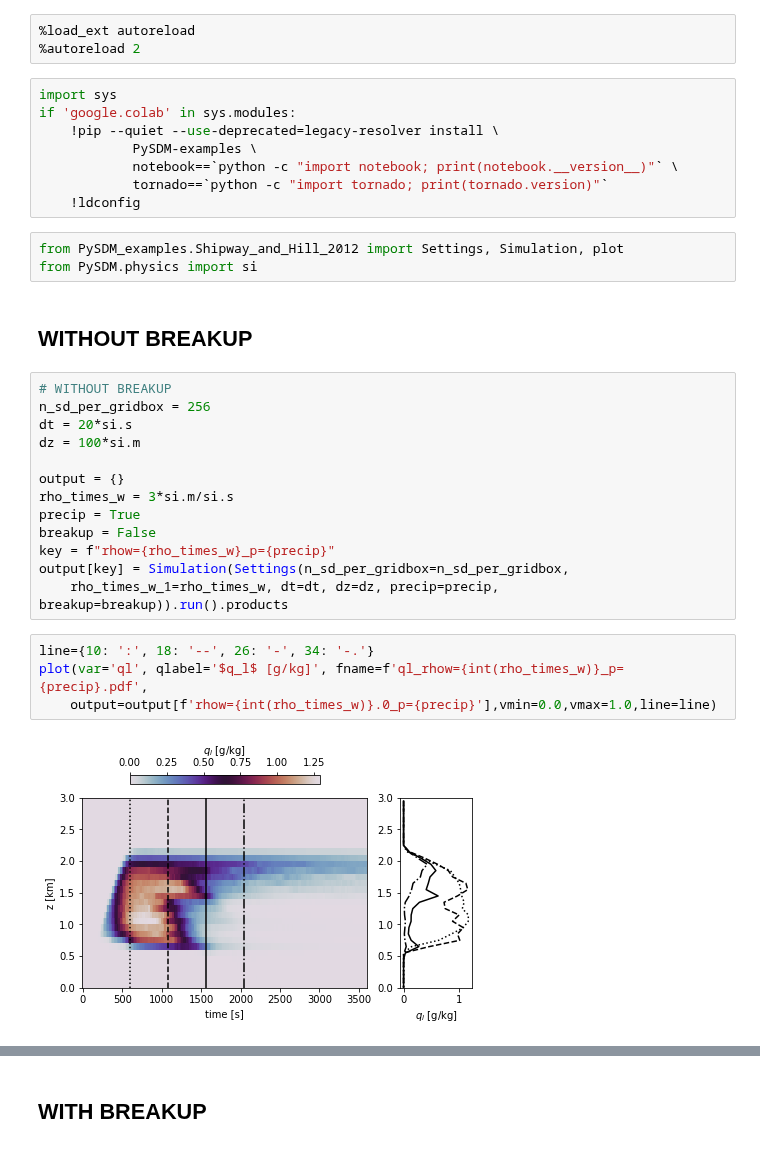
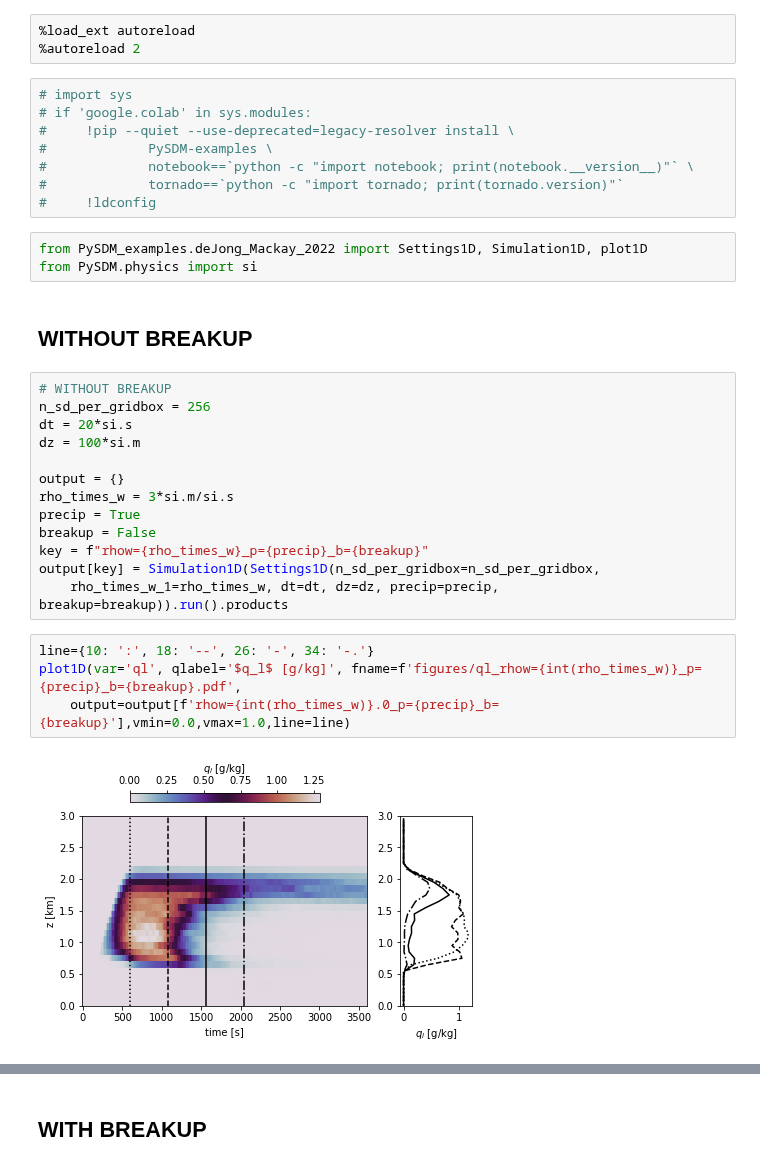
Before and after one commit to slayoo/PySDM-examples, a Jupyter notebook: PySDM_examples/deJong_Mackay_2022/rainshaft_1D.ipynb, the cells around one changed output, grey strips where cells are left out. Saved outputs shown, nothing was run; the diff lists cells and outputs as text.

```diff
--- a/PySDM_examples/deJong_Mackay_2022/rainshaft_1D.ipynb
+++ b/PySDM_examples/deJong_Mackay_2022/rainshaft_1D.ipynb
@@ -13,15 +13,15 @@ Including BREAKUP process to demonstrate physical changes to cloud.
 %load_ext autoreload
 %autoreload 2
 # %%
-import sys
-if 'google.colab' in sys.modules:
-    !pip --quiet --use-deprecated=legacy-resolver install \
-            PySDM-examples \
-            notebook==`python -c "import notebook; print(notebook.__version__)"` \
-            tornado==`python -c "import tornado; print(tornado.version)"`
-    !ldconfig
+# import sys
+# if 'google.colab' in sys.modules:
+#     !pip --quiet --use-deprecated=legacy-resolver install \
+#             PySDM-examples \
+#             notebook==`python -c "import notebook; print(notebook.__version__)"` \
+#             tornado==`python -c "import tornado; print(tornado.version)"`
+#     !ldconfig
 # %%
-from PySDM_examples.Shipway_and_Hill_2012 import Settings, Simulation, plot
+from PySDM_examples.deJong_Mackay_2022 import Settings1D, Simulation1D, plot1D
 from PySDM.physics import si
 # %% [markdown]
 ## WITHOUT BREAKUP
@@ -35,15 +35,15 @@ output = {}
 rho_times_w = 3*si.m/si.s
 precip = True
 breakup = False
-key = f"rhow={rho_times_w}_p={precip}"
-output[key] = Simulation(Settings(n_sd_per_gridbox=n_sd_per_gridbox,
+key = f"rhow={rho_times_w}_p={precip}_b={breakup}"
+output[key] = Simulation1D(Settings1D(n_sd_per_gridbox=n_sd_per_gridbox,
     rho_times_w_1=rho_times_w, dt=dt, dz=dz, precip=precip, breakup=breakup)).run().products
 # %%
 line={10: ':', 18: '--', 26: '-', 34: '-.'}
-plot(var='ql', qlabel='$q_l$ [g/kg]', fname=f'ql_rhow={int(rho_times_w)}_p={precip}.pdf',
-    output=output[f'rhow={int(rho_times_w)}.0_p={precip}'],vmin=0.0,vmax=1.0,line=line)
+plot1D(var='ql', qlabel='$q_l$ [g/kg]', fname=f'figures/ql_rhow={int(rho_times_w)}_p={precip}_b={breakup}.pdf',
+    output=output[f'rhow={int(rho_times_w)}.0_p={precip}_b={breakup}'],vmin=0.0,vmax=1.0,line=line)
 # %% [output]
-[figure, old version]
+[figure, new version]
 [interactive output not drawn]
 # %%
 line={10: ':', 18: '--', 26: '-', 34: '-.'}
```
Also changed, not shown: parts of 6 cells of this notebook, 28 other files.
